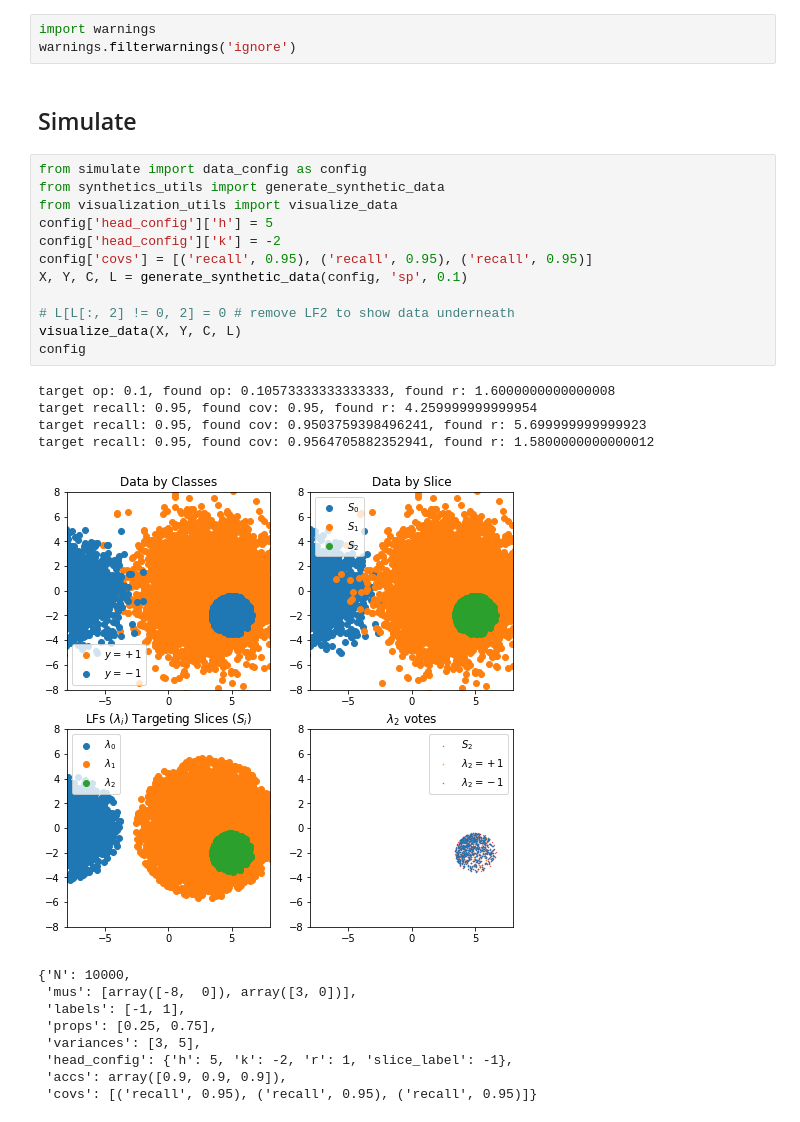
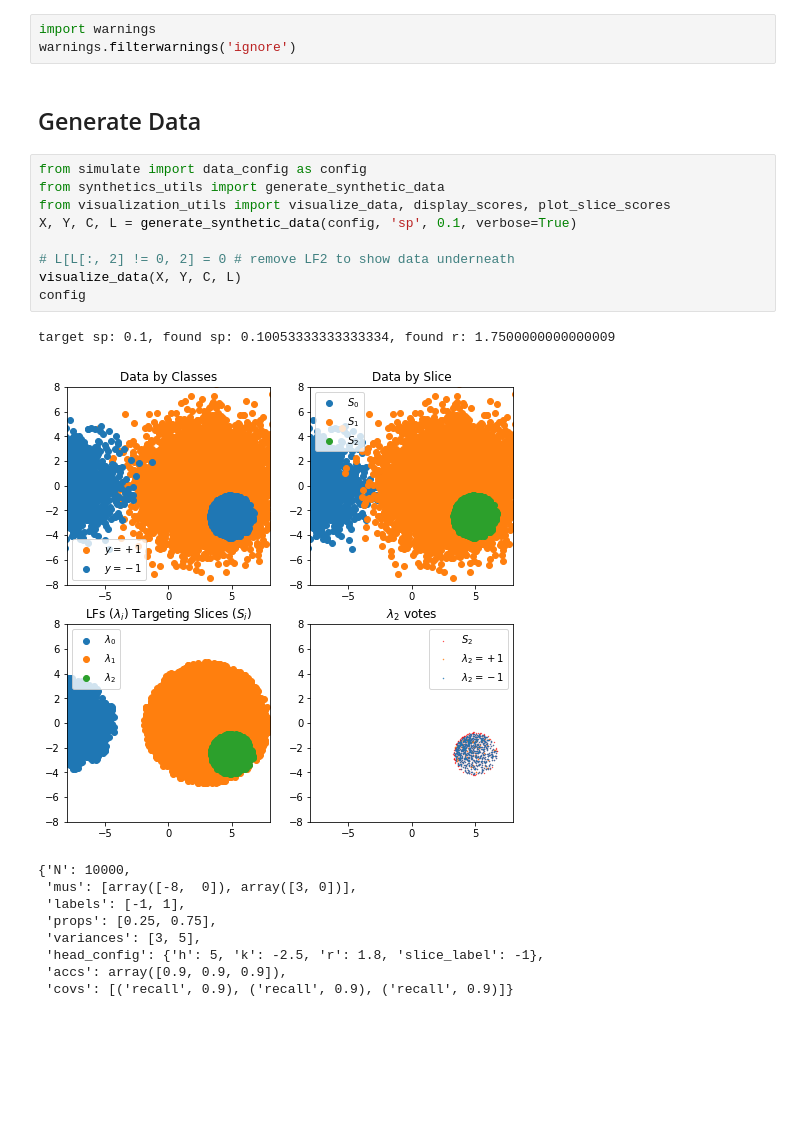
Before and after one commit to tsy935/metal, a Jupyter notebook: metal/contrib/slicing/synthetics/synthetics-sandbox.ipynb, the cells around one changed output. Saved outputs shown, nothing was run; the diff lists cells and outputs as text; blank space fills up the shorter version.

Commit message:
first pass at simulating synthetics for each slider variable

```diff
--- a/metal/contrib/slicing/synthetics/synthetics-sandbox.ipynb
+++ b/metal/contrib/slicing/synthetics/synthetics-sandbox.ipynb
@@ -13,31 +13,25 @@ sys.path.append('/dfs/scratch0/vschen/metal')
 # %%
 import warnings
 warnings.filterwarnings('ignore')
-# %% [markdown]
-## Simulate
+# %% [markdown]
+## Generate Data
 # %%
 from simulate import data_config as config
 from synthetics_utils import generate_synthetic_data
-from visualization_utils import visualize_data
-config['head_config']['h'] = 5
-config['head_config']['k'] = -2
-config['covs'] = [('recall', 0.95), ('recall', 0.95), ('recall', 0.95)]
-X, Y, C, L = generate_synthetic_data(config, 'sp', 0.1)
+from visualization_utils import visualize_data, display_scores, plot_slice_scores
+X, Y, C, L = generate_synthetic_data(config, 'sp', 0.1, verbose=True)
 
 # L[L[:, 2] != 0, 2] = 0 # remove LF2 to show data underneath
 visualize_data(X, Y, C, L)
 config
 # %% [output]
-target op: 0.1, found op: 0.10573333333333333, found r: 1.6000000000000008
-target recall: 0.95, found cov: 0.95, found r: 4.259999999999954
-target recall: 0.95, found cov: 0.9503759398496241, found r: 5.699999999999923
-target recall: 0.95, found cov: 0.9564705882352941, found r: 1.5800000000000012
+target sp: 0.1, found sp: 0.10053333333333334, found r: 1.7500000000000009
-[figure, old version]
+[figure, new version]
 {'N': 10000,
  'mus': [array([-8,  0]), array([3, 0])],
  'labels': [-1, 1],
  'props': [0.25, 0.75],
  'variances': [3, 5],
- 'head_config': {'h': 5, 'k': -2, 'r': 1, 'slice_label': -1},
+ 'head_config': {'h': 5, 'k': -2.5, 'r': 1.8, 'slice_label': -1},
  'accs': array([0.9, 0.9, 0.9]),
- 'covs': [('recall', 0.95), ('recall', 0.95), ('recall', 0.95)]}
+ 'covs': [('recall', 0.9), ('recall', 0.9), ('recall', 0.9)]}
```
Also changed, not shown: parts of 18 cells of this notebook, 5 other files.
